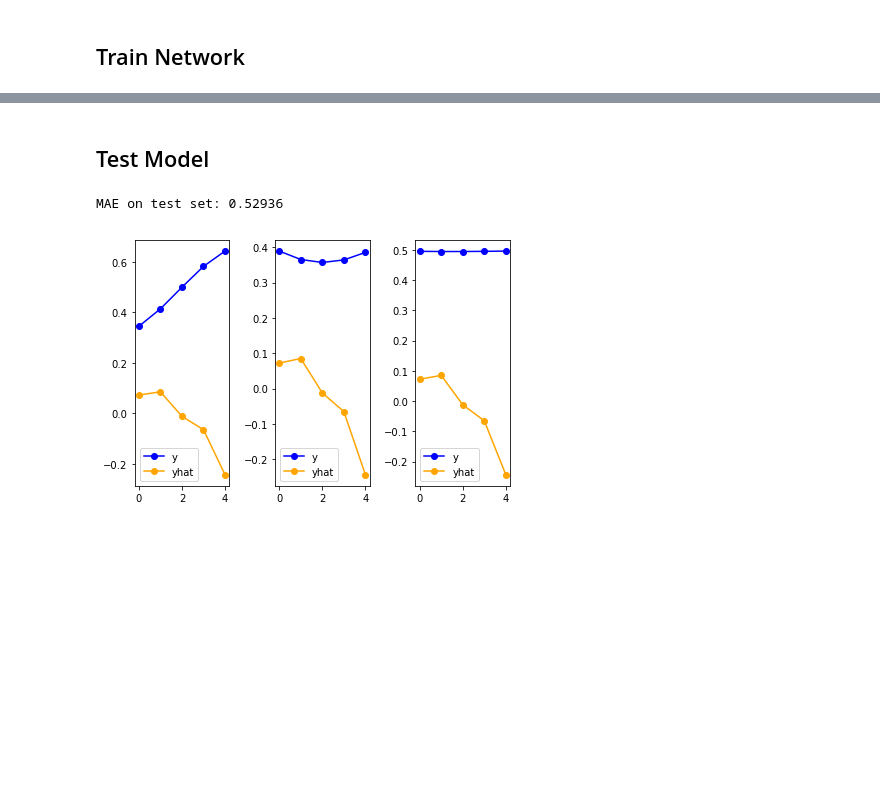
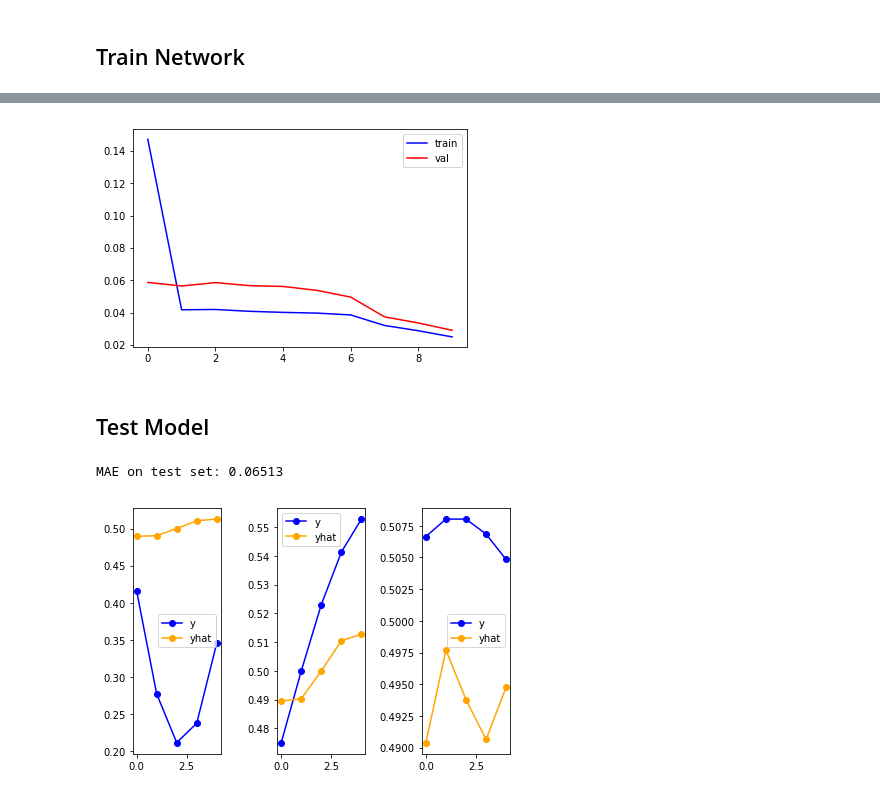
Before and after one commit to sujitpal/polydlot, a Jupyter notebook: src/pytorch/07-damped-sine-wave-prediction.ipynb, the cells around one changed output, grey strips where cells are left out. Saved outputs shown, nothing was run; the diff lists cells and outputs as text; code cells hidden in the pictures; blank space fills up the shorter version.

Commit message:
adding update, removing accuracy since its regression.

```diff
--- a/src/pytorch/07-damped-sine-wave-prediction.ipynb
+++ b/src/pytorch/07-damped-sine-wave-prediction.ipynb
@@ -51,7 +53,7 @@ plt.axvline(x=20, color="k", linestyle="--")
 # %%
-NUM_TRAIN_SAMPLES = 10000
-NUM_VAL_SAMPLES = 100
-NUM_TEST_SAMPLES = 1000
+NUM_TRAIN_SAMPLES = 1000
+NUM_VAL_SAMPLES = 10
+NUM_TEST_SAMPLES = 100
 
 INPUT_SEQ_LEN = 50
 OUTPUT_SEQ_LEN = 5
@@ -63,7 +65,7 @@ OUTPUT_DIM = 5
 
 LEARNING_RATE = 1e-3
 BATCH_SIZE = 10
-NUM_EPOCHS = 1
+NUM_EPOCHS = 10
 
 DATA_DIR = "../../data"
 MODEL_FILE = os.path.join(DATA_DIR, "torch-07-dsw-pred-{:d}.model")
@@ -116,21 +119,12 @@ optimizer = torch.optim.Adam(model.parameters(), lr=LEARNING_RATE)
 # %% [markdown]
 ## Train Network
 # %%
-def compute_accuracy(pred_var, true_var):
-    if torch.cuda.is_available():
-        ypred = pred_var.cpu().data.numpy()
-        ytrue = true_var.cpu().data.numpy()
-    else:
-        ypred = pred_var.data.numpy()
-        ytrue = true_var.data.numpy()
-    return mean_absolute_error(ypred, ytrue)
-
 history = []
 for epoch in range(NUM_EPOCHS):
     num_batches = Xtrain.shape[0] // BATCH_SIZE
 
     shuffled_indices = np.random.permutation(np.arange(Xtrain.shape[0]))
-    train_loss, train_acc = 0., 0.
+    train_loss = 0.
     for bid in range(num_batches):
         Xbatch_data = Xtrain[shuffled_indices[bid * BATCH_SIZE : (bid+1) * BATCH_SIZE]]
         ybatch_data = ytrain[shuffled_indices[bid * BATCH_SIZE : (bid+1) * BATCH_SIZE]]
@@ -154,15 +148,15 @@ for epoch in range(NUM_EPOCHS):
             train_loss += loss.cpu().data[0]
         else:
             train_loss += loss.data[0]
-        train_acc += compute_accuracy(ybatch_, ybatch)
+
+        optimizer.step()
 
     # compute training loss and accuracy
     train_loss /= num_batches
-    train_acc /= num_batches
 
     # compute validation loss and accuracy
     num_val_batches = Xval.shape[0] // BATCH_SIZE
-    val_loss, val_acc = 0., 0.
+    val_loss = 0.
     for bid in range(num_val_batches):
         Xbatch_data = Xval[bid * BATCH_SIZE : (bid+1) * BATCH_SIZE]
         ybatch_data = yval[bid * BATCH_SIZE : (bid+1) * BATCH_SIZE]
@@ -178,14 +172,12 @@ for epoch in range(NUM_EPOCHS):
             val_loss += loss.cpu().data[0]
         else:
             val_loss += loss.data[0]
-        val_acc = compute_accuracy(ybatch_, ybatch)
 
     val_loss /= num_val_batches
-    val_acc /= num_val_batches
 
     torch.save(model.state_dict(), MODEL_FILE.format(epoch+1))
-    print("Epoch {:2d}/{:d}: loss={:.3f}, acc={:.3f}, val_loss={:.3f}, val_acc={:.3f}"
-          .format((epoch+1), NUM_EPOCHS, train_loss, train_acc, val_loss, val_acc))
+    print("Epoch {:2d}/{:d}: loss={:.3f}, val_loss={:.3f}"
+          .format((epoch+1), NUM_EPOCHS, train_loss, val_loss))
 
-    history.append((train_loss, val_loss, train_acc, val_acc))
+    history.append((train_loss, val_loss))
 # %% [output]
@@ -193,3 +194,12 @@ Epoch  1/1: loss=0.531, acc=0.531, val_loss=0.527, val_acc=0.051
+# %%
+train_losses = [x[0] for x in history]
+val_losses = [x[1] for x in history]
+plt.plot(train_losses, color="b", label="train")
+plt.plot(val_losses, color="r", label="val")
+plt.legend(loc="best")
+plt.show()
+# %% [output]
+[figure, added]
 # %% [markdown]
 ## Test Model
 # %%
@@ -220,7 +230,7 @@ for bid in range(num_test_batches):
 test_mae = mean_absolute_error(ypreds, ylabels)
 print("MAE on test set: {:.5f}".format(test_mae))
 # %% [output]
-MAE on test set: 0.52936
+MAE on test set: 0.06513
 # %%
 samples = np.random.randint(0, Xtest.shape[0], 3)
 for i in range(len(samples)):
@@ -235,7 +245,7 @@ for i in range(len(samples)):
 plt.tight_layout()
 plt.show()
 # %% [output]
-[figure, old version]
+[figure, new version]
 # %%
 for i in range(NUM_EPOCHS):
     os.remove(MODEL_FILE.format(i + 1))
```
Also changed, not shown: parts of 6 cells of this notebook.
